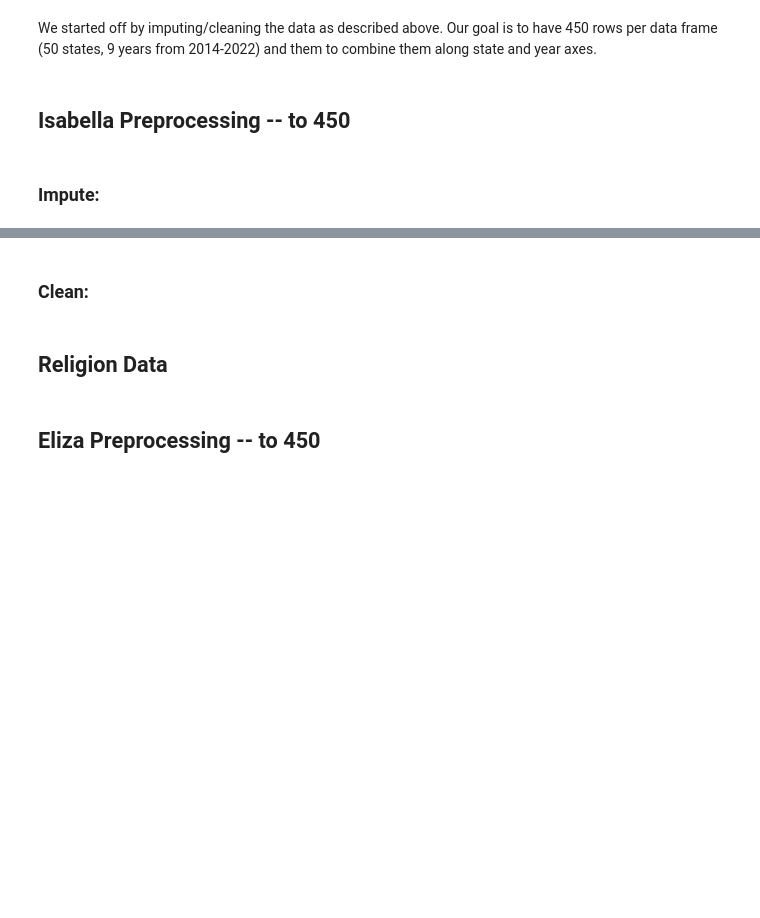
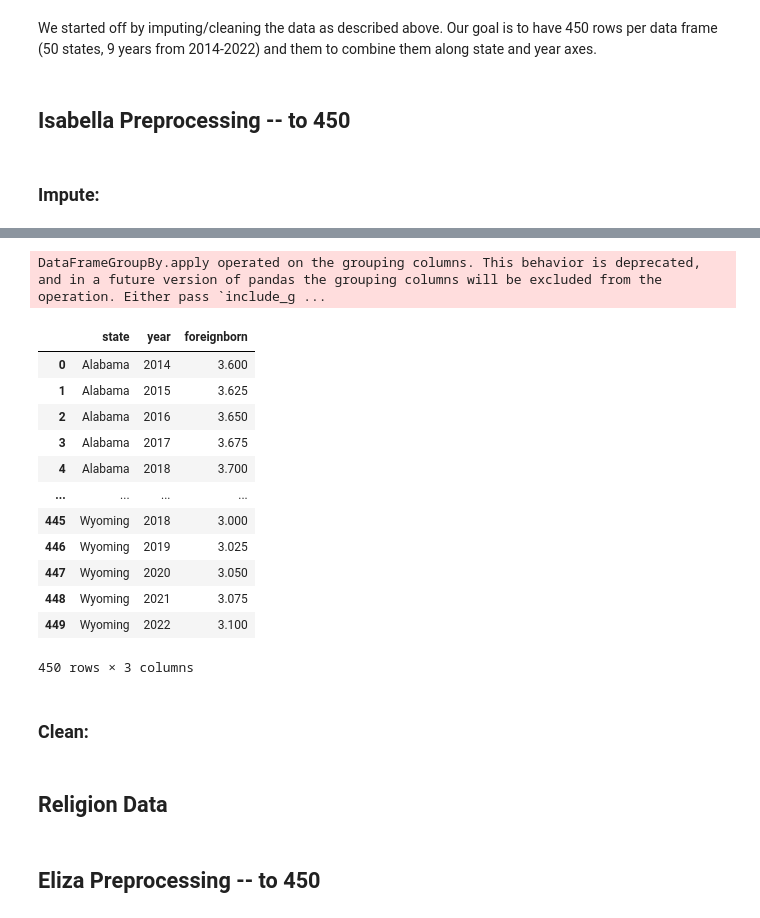
Before and after one commit to ppich1169/fertilityProjectCs109, a Jupyter notebook: fertility_notebook.ipynb, the cells around one changed output, grey strips where cells are left out. Cells and saved outputs as stored; diff of their text form; code cells hidden in the pictures; blank space fills up the shorter version.

```diff
--- a/fertility_notebook.ipynb
+++ b/fertility_notebook.ipynb
@@ -153,13 +153,15 @@ print("\nMissing Values in SPM Data:")
 print(SPM_df.isna().sum())
 
 # Load foreign-born data and display structure
-foreignborn_df = pd.read_csv('data/foreignborn2022.csv', header=None)
-foreignborn_df[['State', 'Percent']] = foreignborn_df[0].str.split('\t', expand=True)
-foreignborn_df = foreignborn_df[['State', 'Percent']]
+foreignborn_df = pd.read_csv('data/foreignborn.csv', header=None)
+foreignborn_df.columns = foreignborn_df.iloc[0]  # Set the header to the first row
+foreignborn_df = foreignborn_df.drop(0)  # Drop the first row as it is now the header
+foreignborn_df.reset_index(drop=True, inplace=True)  # Reset the index if needed
 print("\nForeign Born Data Structure:")
 print(foreignborn_df.head())
 print("\nMissing Values in Foreign Born Data:")
 print(foreignborn_df.isna().sum())
+foreignborn_df = foreignborn_df.rename(columns={"2022.0": "2022", "2010.0": "2010"})
 
 # Function to load files matching a pattern
 def load_data_files(file_pattern, description):
@@ -547,3 +821,69 @@ We started off by imputing/cleaning the data as described above. Our goal is to
+# %%
+# Rename columns
+foreignborn_df = foreignborn_df.rename(columns={ "State": "state"})
+foreignborn_df.columns.values[1] = "2022"
+foreignborn_df.columns.values[2] = "2010"
+
+# reshape
+foreignborn_df_long = pd.melt(
+    foreignborn_df,
+    id_vars=["state"],
+    value_vars=["2022", "2010"],
+    var_name="year",
+    value_name="foreignborn"
+)
+
+# Convert year to integer
+foreignborn_df_long['year'] = foreignborn_df_long['year'].astype(int)
+
+# Create a DataFrame with all combinations of state and year
+years_to_impute = list(range(2010, 2023))
+states = foreignborn_df_long['state'].unique()
+all_combinations = pd.DataFrame([(state, year) for state in states for year in years_to_impute], columns=['state', 'year'])
+
+# Merge with the original data
+foreignborn_complete = pd.merge(all_combinations, foreignborn_df_long, on=['state', 'year'], how='left')
+
+# Function to fill in missing years
+def linear_impute(df):
+    start_value = df.loc[df['year'] == 2010, 'foreignborn'].values[0]
+    end_value = df.loc[df['year'] == 2022, 'foreignborn'].values[0]
+
+    # Calculate the incremental change for each year
+    step = (end_value - start_value) / 12  # 12 intervals between 2010 and 2022
+
+    # Fill in each year with the interpolated value
+    for i, year in enumerate(range(2011, 2022), start=1):
+        df.loc[df['year'] == year, 'foreignborn'] = start_value + step * i
+
+    return df
+
+# Apply imputation function
+foreignborn_complete = foreignborn_complete.groupby('state').apply(linear_impute)
+
+# Filter years
+foreignborn_filtered = foreignborn_complete[(foreignborn_complete['year'] >= 2014) & (foreignborn_complete['year'] <= 2022)]
+foreignborn_filtered = foreignborn_filtered.drop_duplicates(subset=['state', 'year'])
+
+# Reset index
+foreignborn_filtered.reset_index(drop=True, inplace=True)
+
+foreignborn_filtered
+# %% [output]
+DataFrameGroupBy.apply operated on the grouping columns. This behavior is deprecated, and in a future version of pandas the grouping columns will be excluded from the operation. Either pass `include_g ...
+|  | state | year | foreignborn |
+| 0 | Alabama | 2014 | 3.600 |
+| 1 | Alabama | 2015 | 3.625 |
+| 2 | Alabama | 2016 | 3.650 |
+| 3 | Alabama | 2017 | 3.675 |
+| 4 | Alabama | 2018 | 3.700 |
+| ... | ... | ... | ... |
+| 445 | Wyoming | 2018 | 3.000 |
+| 446 | Wyoming | 2019 | 3.025 |
+| 447 | Wyoming | 2020 | 3.050 |
+| 448 | Wyoming | 2021 | 3.075 |
+| 449 | Wyoming | 2022 | 3.100 |
+450 rows × 3 columns
 # %% [markdown]
 ### Clean:
 # %% [markdown]
```
Also changed, not shown: parts of 7 cells of this notebook, 1 other file.
